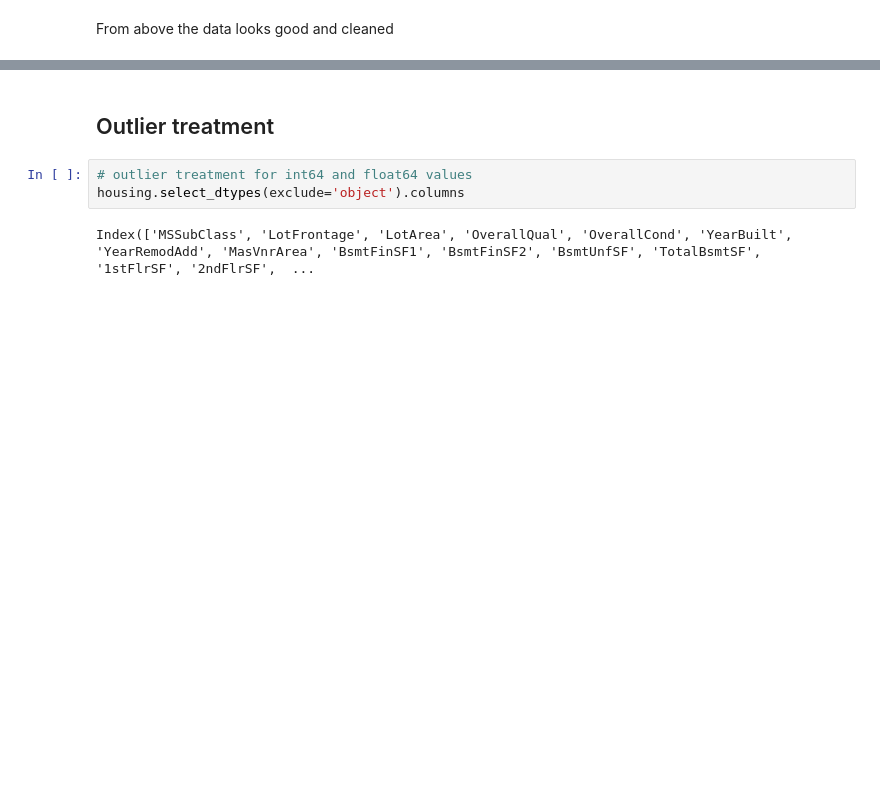
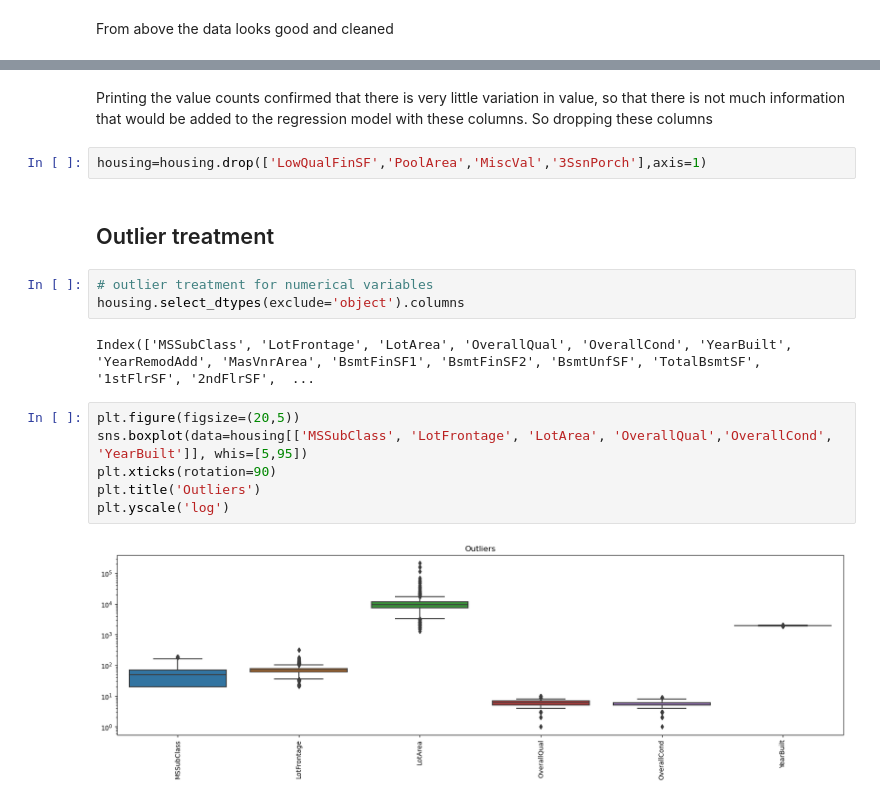
Before and after one commit to SanjayaKumarSahoo/advanced-regression-assignment, a Jupyter notebook: Assignment - Advanced Regression.ipynb, the cells around one changed output, grey strips where cells are left out. Cells and saved outputs as stored; diff of their text form; blank space fills up the shorter version.

```diff
--- a/Assignment - Advanced Regression.ipynb
+++ b/Assignment - Advanced Regression.ipynb
@@ -406,7 +440,19 @@ housing.describe()
+# %% [markdown]
+Printing the value counts confirmed that there is very little variation in value, so that there is not much information that would be added to the regression model with these columns. So dropping these columns
+# %%
+housing=housing.drop(['LowQualFinSF','PoolArea','MiscVal','3SsnPorch'],axis=1)
 # %% [markdown]
 ## Outlier treatment
 # %%
-# outlier treatment for int64 and float64 values
+# outlier treatment for numerical variables
 housing.select_dtypes(exclude='object').columns
 # %% [output]
 Index(['MSSubClass', 'LotFrontage', 'LotArea', 'OverallQual', 'OverallCond', 'YearBuilt', 'YearRemodAdd', 'MasVnrArea', 'BsmtFinSF1', 'BsmtFinSF2', 'BsmtUnfSF', 'TotalBsmtSF', '1stFlrSF', '2ndFlrSF',  ...
+# %%
+plt.figure(figsize=(20,5))
+sns.boxplot(data=housing[['MSSubClass', 'LotFrontage', 'LotArea', 'OverallQual','OverallCond', 'YearBuilt']], whis=[5,95])
+plt.xticks(rotation=90)
+plt.title('Outliers')
+plt.yscale('log')
+# %% [output]
+[figure, added]
```
Also changed, not shown: parts of 61 cells of this notebook.
